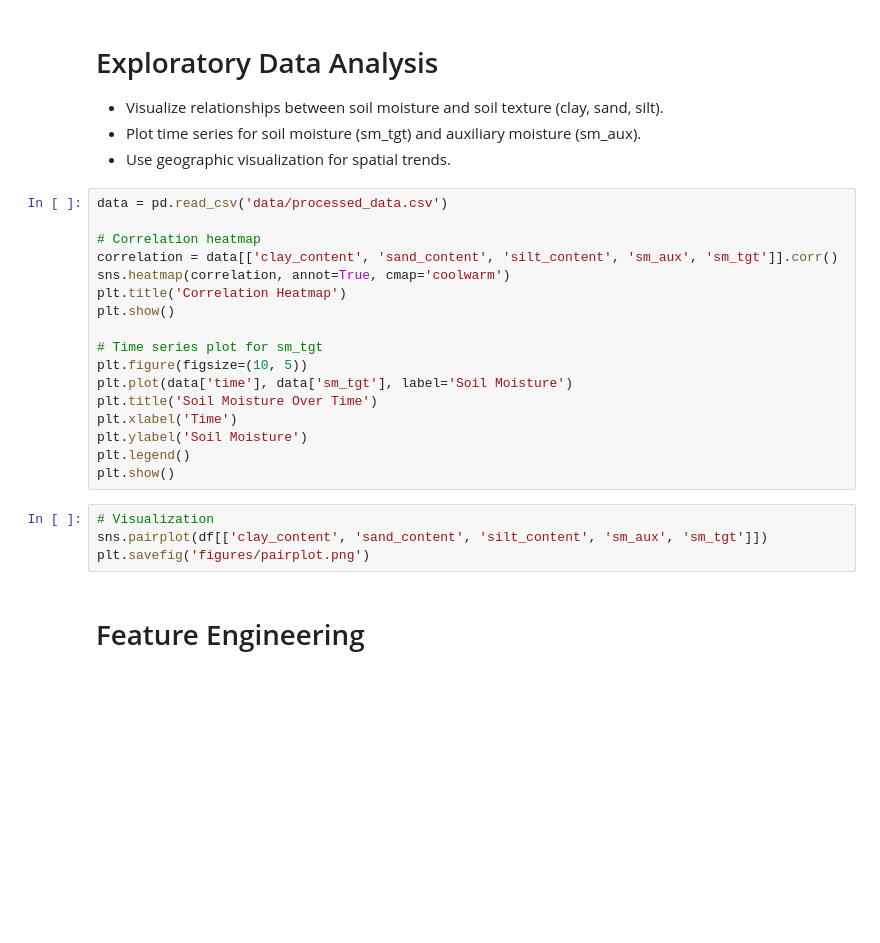
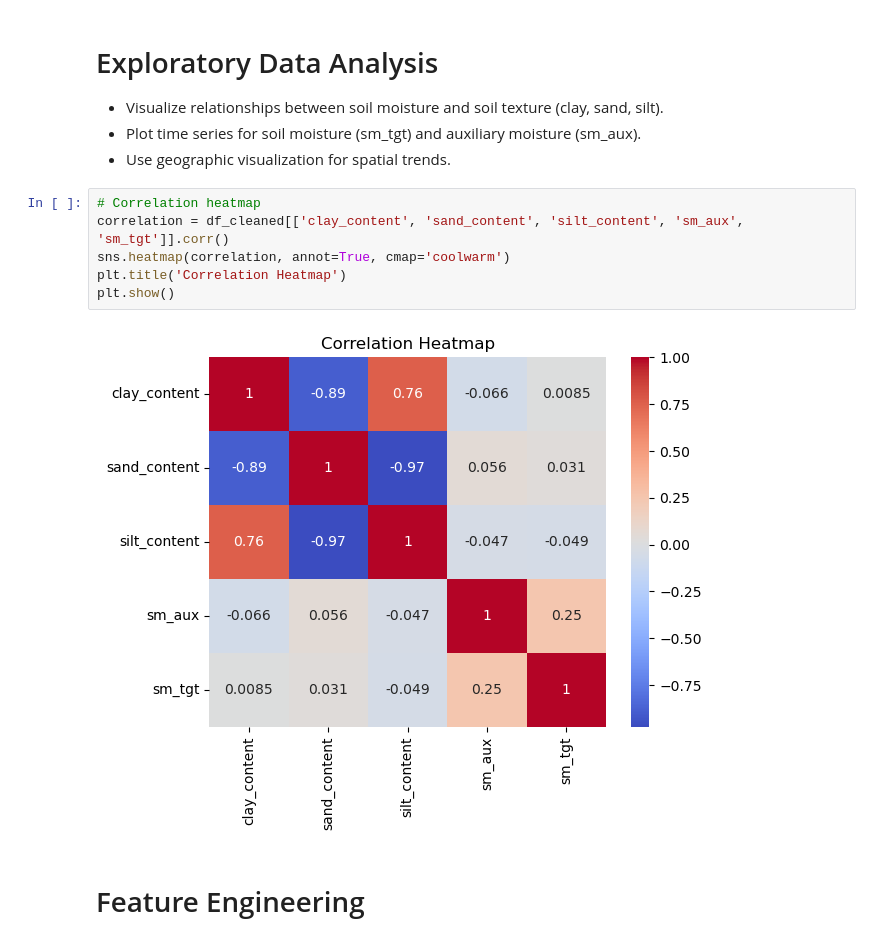
Before and after one commit to Johnnysnipes90/Predicting-Soil-Moisture-Using-Soil-Texture-and-Satellite-Data, a Jupyter notebook: notebooks/notebook.ipynb, the cells around one changed output. Cells and saved outputs as stored; diff of their text form; blank space fills up the shorter version.

```diff
--- a/notebooks/notebook.ipynb
+++ b/notebooks/notebook.ipynb
@@ -347,26 +358,13 @@ print(f"Cleaned data saved to {output_path}")
 - Plot time series for soil moisture (sm_tgt) and auxiliary moisture (sm_aux).
 - Use geographic visualization for spatial trends.
 # %%
-data = pd.read_csv('data/processed_data.csv')
-
 # Correlation heatmap
-correlation = data[['clay_content', 'sand_content', 'silt_content', 'sm_aux', 'sm_tgt']].corr()
+correlation = df_cleaned[['clay_content', 'sand_content', 'silt_content', 'sm_aux', 'sm_tgt']].corr()
 sns.heatmap(correlation, annot=True, cmap='coolwarm')
 plt.title('Correlation Heatmap')
 plt.show()
-
-# Time series plot for sm_tgt
-plt.figure(figsize=(10, 5))
-plt.plot(data['time'], data['sm_tgt'], label='Soil Moisture')
-plt.title('Soil Moisture Over Time')
-plt.xlabel('Time')
-plt.ylabel('Soil Moisture')
-plt.legend()
-plt.show()
+# %% [output]
+[figure, added]
-# %%
-# Visualization
-sns.pairplot(df[['clay_content', 'sand_content', 'silt_content', 'sm_aux', 'sm_tgt']])
-plt.savefig('figures/pairplot.png')
 # %% [markdown]
 # Feature Engineering
 # %%
```
Also changed, not shown: parts of 9 cells of this notebook, 3 other files.
